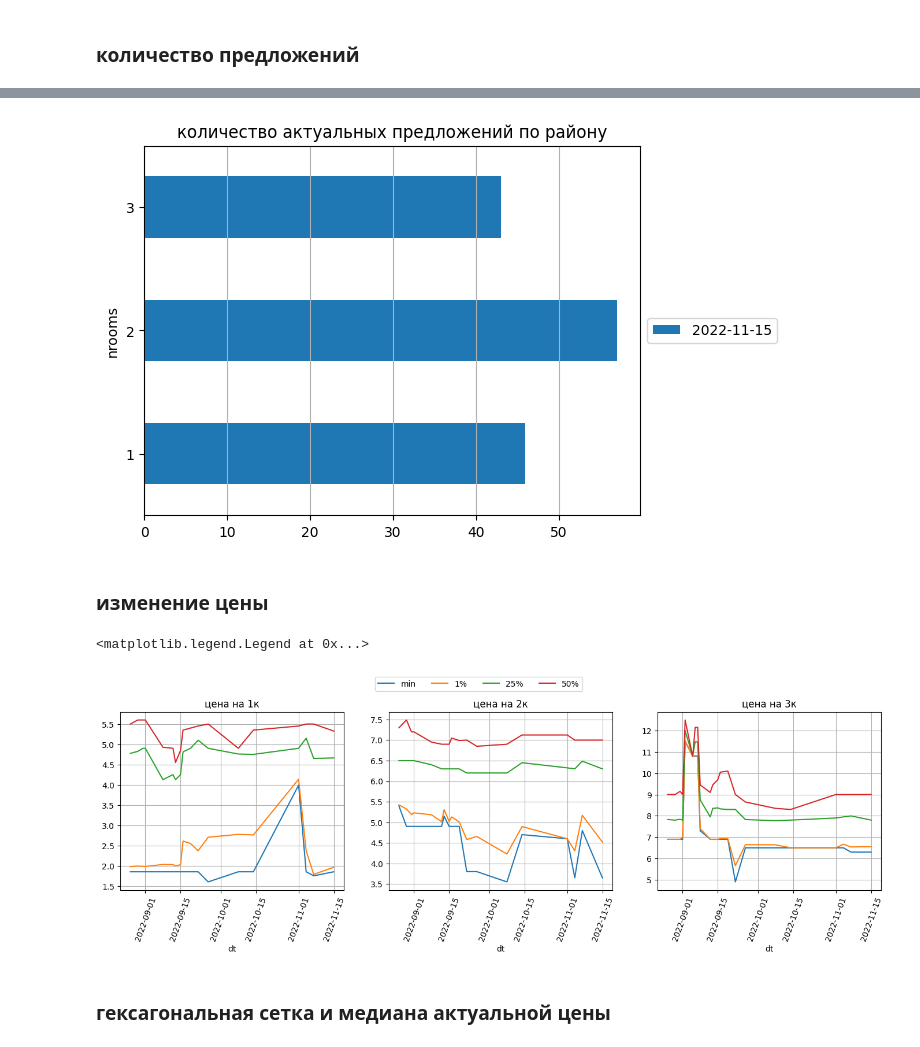
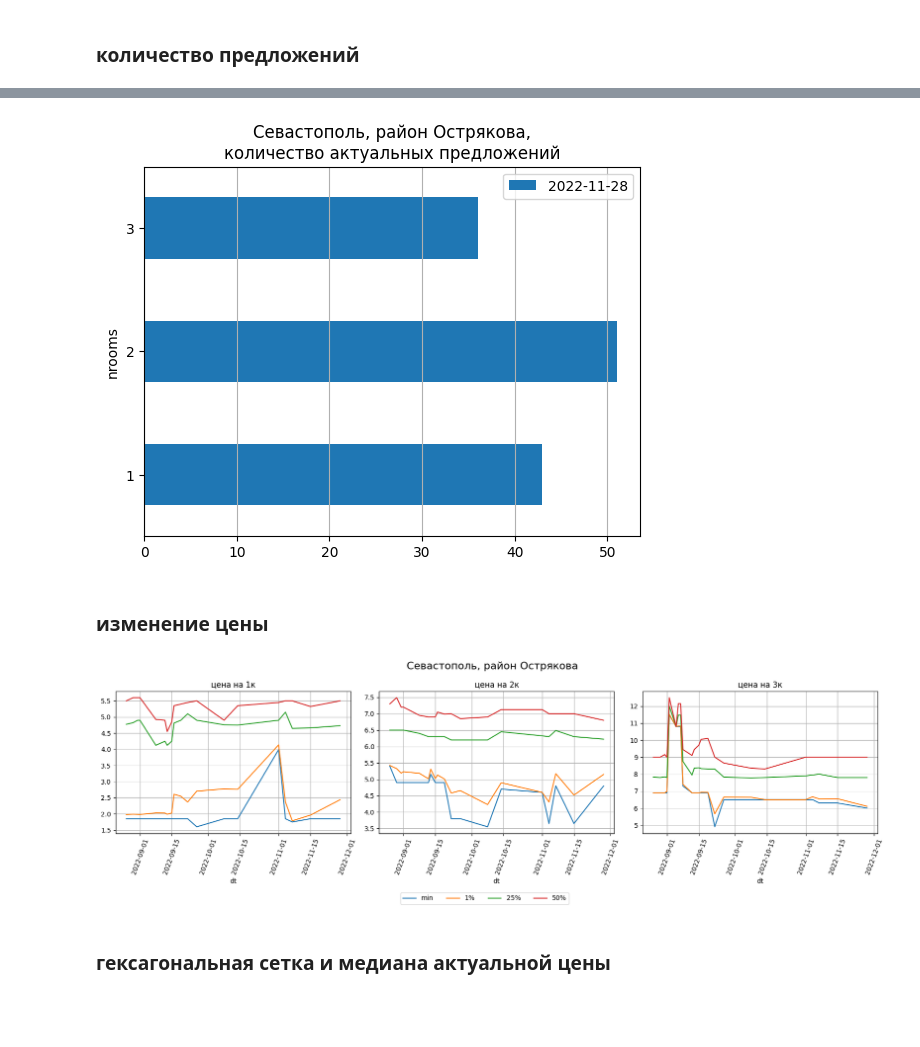
Before and after one commit to smechanoid/avito-parser, a Jupyter notebook: 07a-analysis-flat.ipynb, the cells around one changed output, grey strips where cells are left out. Drawn from its saved outputs; the diff is of its cells as text; code cells hidden in the pictures; blank space fills up the shorter version.

```diff
--- a/07a-analysis-flat.ipynb
+++ b/07a-analysis-flat.ipynb
@@ -310,16 +299,16 @@ fig.grid(axis='x')
 # %%
 fig = ( # количество актуальных предложений
     gdf_[ gdf_['dt'] == gdf_['dt'].max() ]
     .groupby(['dt','nrooms'])
     .size().reset_index()
     .pivot(index='nrooms', columns='dt', values=0)
-    .plot
-    .barh( legend=False,title='количество актуальных предложений по району', stacked=True )
+    .plot.barh(legend=False,title=f'{locations},\nколичество актуальных предложений',stacked=True)
+
 )
-fig.legend(loc='center left', bbox_to_anchor=(1.0, 0.5))
+fig.legend() #loc='center left', bbox_to_anchor=(1.0, 0.5))
 fig.grid(axis='x')
 # %% [output]
-[figure, old version]
+[figure, new version]
 # %% [markdown]
 ### изменение цены
 # %%
@@ -330,13 +319,15 @@ import matplotlib.pyplot as plt
 
 sizes = [1,2,3,]
 cols = ['min','1%','25%','50%']
-fig, ax = plt.subplots(1,len(sizes),figsize=(17,4), sharey=False )
+fig, ax = plt.subplots(1,len(sizes),figsize=(17,5), sharey=False )
 for i,k in enumerate(sizes):
     stat.loc[k,cols].plot(title=f'цена на {k}к', grid=True,ax=ax[i],legend=False, rot=70 )
-fig.legend( labels=cols,frameon=True, ncol=len(cols), bbox_to_anchor=(0.6, 1.05))
+
+fig.suptitle(locations, fontsize=16)
+fig.legend( labels=cols,frameon=True, ncol=len(cols), bbox_to_anchor=(0.6, 0.01))
+fig.tight_layout()
 # %% [output]
-<matplotlib.legend.Legend at 0x...>
-[figure, old version]
+[figure, new version]
 # %% [markdown]
 ### гексагональная сетка и  медиана актуальной цены
 # %%
```
Also changed, not shown: parts of 15 cells of this notebook, 8 other files.
